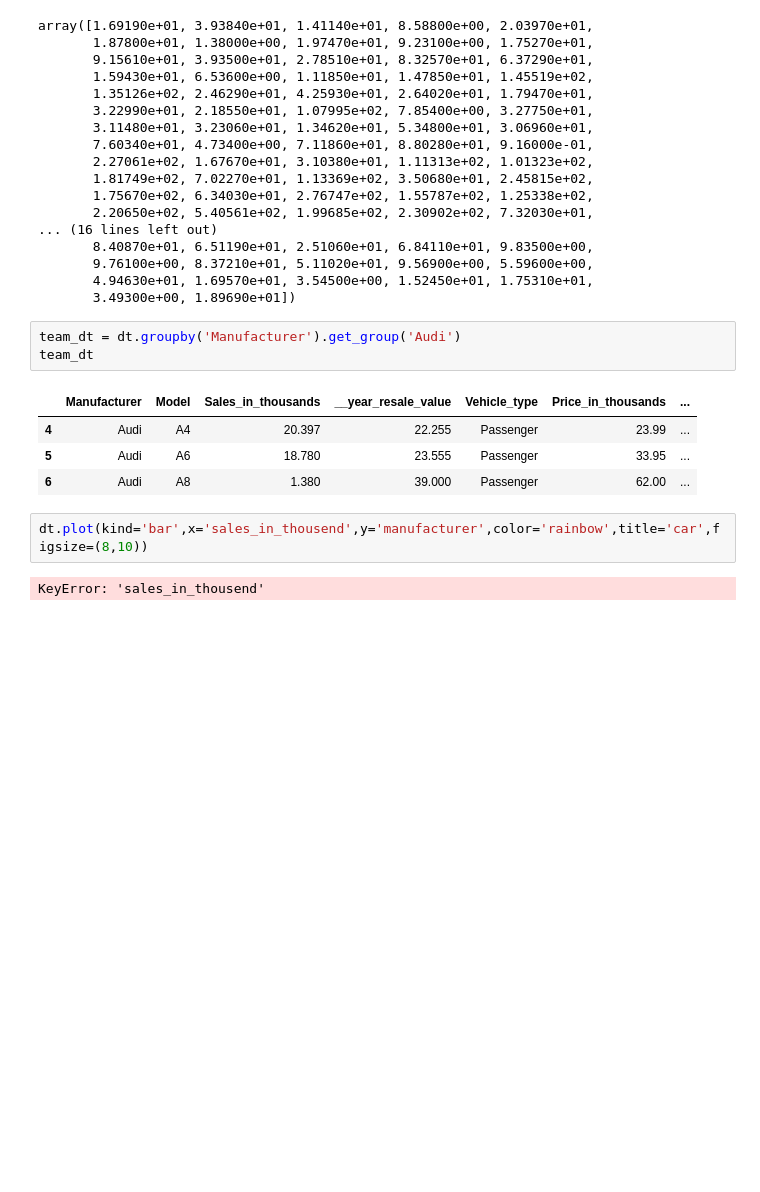
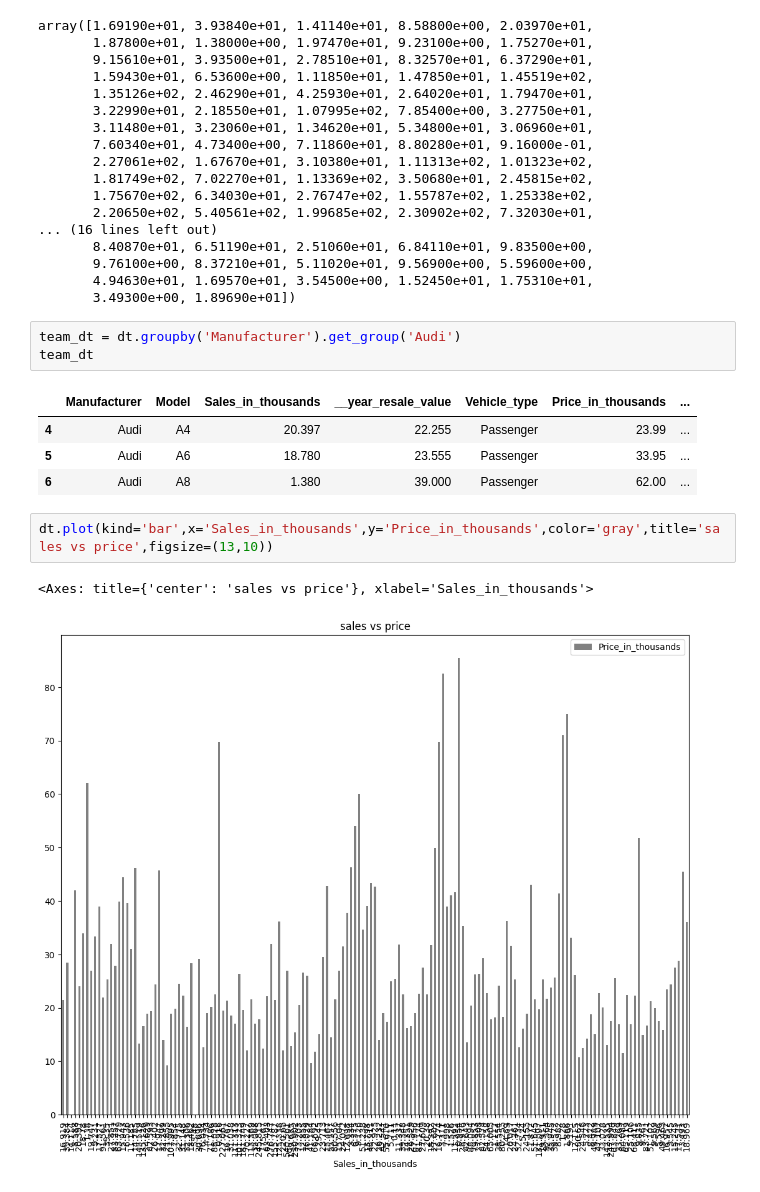
Before and after one commit to Sagarkumar01/DP-APR-PYDS-330-TTS, a Jupyter notebook: prectice.ipynb, the cells around one changed output. Drawn from its saved outputs; the diff is of its cells as text; blank space fills up the shorter version.

```diff
--- a/prectice.ipynb
+++ b/prectice.ipynb
@@ -275,6 +290,7 @@ team_dt
 | 5 | Audi | A6 | 18.780 | 23.555 | Passenger | 33.95 | ... |
 | 6 | Audi | A8 | 1.380 | 39.000 | Passenger | 62.00 | ... |
 # %%
-dt.plot(kind='bar',x='sales_in_thousend',y='manufacturer',color='rainbow',title='car',figsize=(8,10))
+dt.plot(kind='bar',x='Sales_in_thousands',y='Price_in_thousands',color='gray',title='sales vs price',figsize=(13,10))
 # %% [output]
-KeyError: 'sales_in_thousend'
+<Axes: title={'center': 'sales vs price'}, xlabel='Sales_in_thousands'>
+[figure, added]
```
Also changed, not shown: parts of 1 cell of this notebook, 8 other files.
